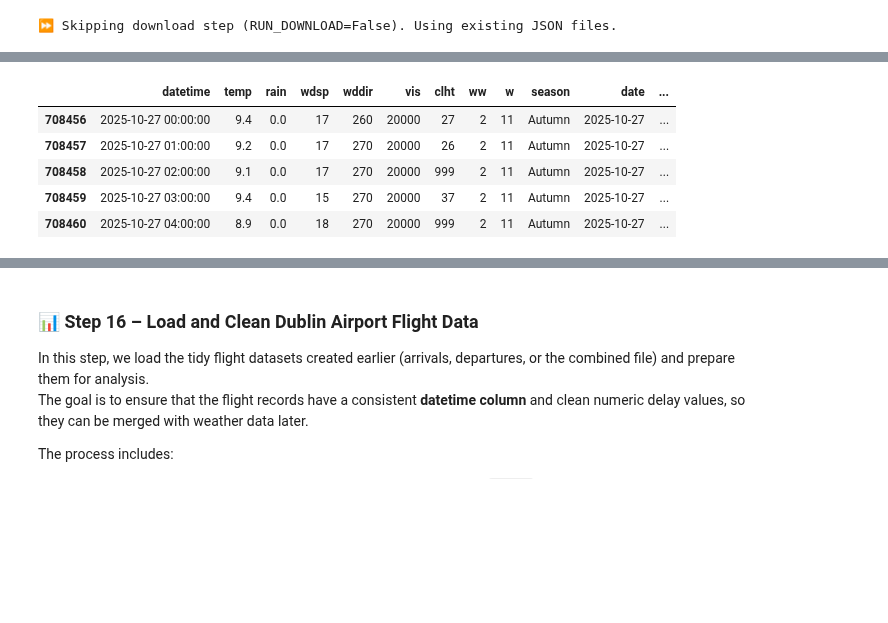
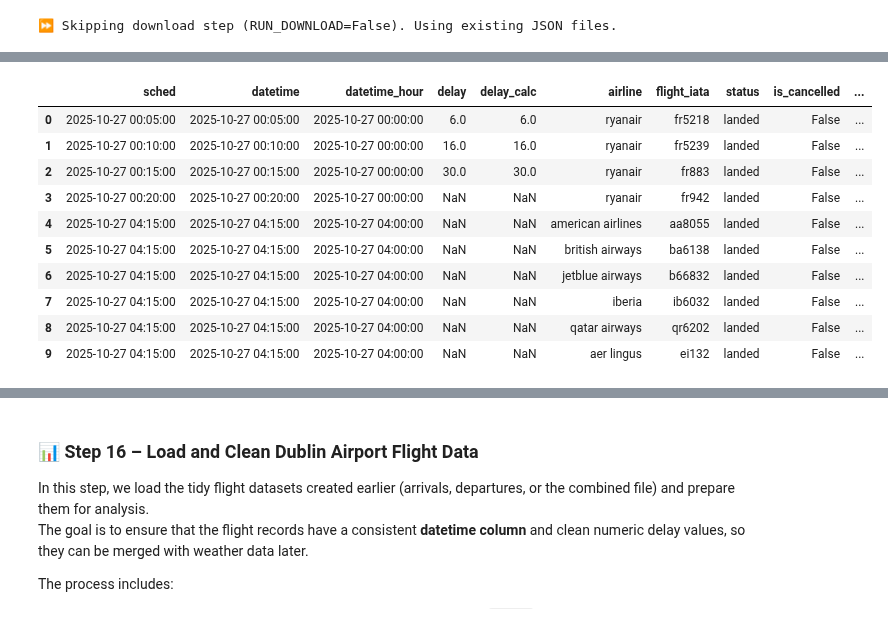
Before and after one commit to ECronin1973/programming-for-data-analytics, a Jupyter notebook: project/flight_reroute_dub.ipynb, the cells around one changed output, grey strips where cells are left out. Cells and saved outputs as stored; diff of their text form; code cells hidden in the pictures; blank space fills up the shorter version.

```diff
--- a/project/flight_reroute_dub.ipynb
+++ b/project/flight_reroute_dub.ipynb
@@ -746,15 +811,13 @@ For Dublin Airport analysis, hourly weather data provides the necessary detail t
 📖 Reference:
 - [GeeksforGeeks – Explain Data Versioning](https://www.geeksforgeeks.org/machine-learning/explain-data-versioning/)
 # %%
-# 📁 Step 5 – Save the Cleaned CSV File
+# 📁 Step 9 – Save the Cleaned CSV File
 
 # --- Ensure 'data' folder exists ---
 DATA_PATH.parent.mkdir(parents=True, exist_ok=True)
 
-# --- Save cleaned data starting from the detected header row ---
-with open(DATA_PATH, "w", encoding="utf-8") as f:
-    for line in lines[header_index:]:
-        f.write(line + "\n")
+# --- Save cleaned DataFrame directly (safer than writing raw lines) ---
+df_weather.to_csv(DATA_PATH, index=False, encoding="utf-8")
 
 # ✅ Confirm save location
 print(f"📁 Saved cleaned climate data for Dublin Airport to: {DATA_PATH.resolve()}")
@@ -1250,5 +1725,5 @@ Combined shape: (269276, 10)
 # %%
-# 📑 Step 12a – Define Essential Flight Schema (for Delay Analysis)
+# 📑 Step 18 – Define Essential Flight Schema (for Delay Analysis)
 
 essential_flight_cols = [
     "sched",         # scheduled departure/arrival time
@@ -1264,9 +1739,17 @@ essential_flight_cols = [
 ]
 
 # --- Restrict DataFrame to essential flight schema ---
-df_flights = df_flights[[c for c in essential_flight_cols if c in df_flights.columns]]
+available_cols = [c for c in essential_flight_cols if c in df_flights.columns]
+missing_cols = [c for c in essential_flight_cols if c not in df_flights.columns]
+
+df_flights = df_flights[available_cols]
 
 print("✅ Flight dataset reduced to essential schema for delay analysis")
+print(f"Included columns: {available_cols}")
+if missing_cols:
+    print(f"⚠️ Missing columns (not found in DataFrame): {missing_cols}")
+
+print("\nPreview of reduced dataset:")
 print(df_flights.head())
 # %% [output]
 ✅ Flight dataset reduced to essential schema for delay analysis
@@ -1443,42 +1958,23 @@ for focused analysis (e.g., examining delays during a specific week). Collecting
 ensures reviewers understand the full seasonal context of the chosen period, which will be critical when
 merging with flight data in Step 17.
 # %%
-# 📆 Step 15 – Define and Validate a Custom Date Range (Dublin Weather)
+# 📆 Step 22 – Filter Dublin Airport Flights to Custom Range
 
-# --- Define custom date range using helper ---
-custom_start, custom_end = get_custom_range("2025-10-27", "2025-10-31 23:59")
+# --- Ensure datetime column exists ---
+assert pd.api.types.is_datetime64_any_dtype(df_flights["datetime"]), "datetime column not parsed"
 
-# --- Fallback to default if input is invalid ---
-if custom_start is None or custom_end is None:
-    print("⚠️ Invalid custom range returned by get_custom_range(); falling back to defaults.")
-    custom_start = pd.Timestamp("2025-11-12")
-    custom_end = pd.Timestamp("2025-11-16 23:59")
+# --- Convert start/end to proper Timestamps ---
+custom_start = pd.to_datetime(start_date)
+custom_end   = pd.to_datetime(end_date)
 
-# --- Check which seasons the range overlaps ---
-matched_seasons = []
-for _, row in seasons_2025.iterrows():
-    # If either start or end falls inside a season, or the season fully covers the range
-    if (
-        (row["start"] <= custom_start <= row["end"]) or
-        (row["start"] <= custom_end <= row["end"]) or
-        (custom_start <= row["start"] and custom_end >= row["end"])
-    ):
-        matched_seasons.append(row["season"])
+# --- Apply filter using the same custom range defined earlier (Step 12) ---
+flights_range = filter_flights_by_range(df_flights, custom_start, custom_end, datetime_col="datetime")
 
-# --- Display season match result ---
-if matched_seasons:
-    print(f"📆 The custom range overlaps with: {', '.join(matched_seasons)}")
-else:
-    print("⚠️ The custom range falls outside defined seasonal bounds.")
+# ✅ Inspect result
+print(f"Flights data from {custom_start} to {custom_end}:")
+display(flights_range.head(10))
 
-# --- Prepare filtered weather data for Dublin Airport ---
-# Ensure full datetime column first
-df_weather = prepare_datetime(df_weather, date_col='date', time_col='time')
-
-# Then filter using the validated custom range
-range_df = prepare_weather_data(df_weather)
-range_df = range_df[(range_df['datetime'] >= custom_start) & (range_df['datetime'] <= custom_end)]
-
-print(f"✅ Filtered Dublin weather data contains {len(range_df)} rows from {custom_start.date()} → {custom_end.date()}")
-display(range_df.head())
+# 🔍 Validation: show how many rows were captured and range covered
+print(f"Rows in 5-day flight slice: {len(flights_range)}")
+print("Slice covers:", flights_range['datetime'].min(), "→", flights_range['datetime'].max())
 # %% [output]
@@ -1487,6 +1982,11 @@ display(range_df.head())
-|  | datetime | temp | rain | wdsp | wddir | vis | clht | ww | w | season | date | ... |
-| 708456 | 2025-10-27 00:00:00 | 9.4 | 0.0 | 17 | 260 | 20000 | 27 | 2 | 11 | Autumn | 2025-10-27 | ... |
-| 708457 | 2025-10-27 01:00:00 | 9.2 | 0.0 | 17 | 270 | 20000 | 26 | 2 | 11 | Autumn | 2025-10-27 | ... |
-| 708458 | 2025-10-27 02:00:00 | 9.1 | 0.0 | 17 | 270 | 20000 | 999 | 2 | 11 | Autumn | 2025-10-27 | ... |
-| 708459 | 2025-10-27 03:00:00 | 9.4 | 0.0 | 15 | 270 | 20000 | 37 | 2 | 11 | Autumn | 2025-10-27 | ... |
-| 708460 | 2025-10-27 04:00:00 | 8.9 | 0.0 | 18 | 270 | 20000 | 999 | 2 | 11 | Autumn | 2025-10-27 | ... |
+|  | sched | datetime | datetime_hour | delay | delay_calc | airline | flight_iata | status | is_cancelled | ... |
+| 0 | 2025-10-27 00:05:00 | 2025-10-27 00:05:00 | 2025-10-27 00:00:00 | 6.0 | 6.0 | ryanair | fr5218 | landed | False | ... |
+| 1 | 2025-10-27 00:10:00 | 2025-10-27 00:10:00 | 2025-10-27 00:00:00 | 16.0 | 16.0 | ryanair | fr5239 | landed | False | ... |
+| 2 | 2025-10-27 00:15:00 | 2025-10-27 00:15:00 | 2025-10-27 00:00:00 | 30.0 | 30.0 | ryanair | fr883 | landed | False | ... |
+| 3 | 2025-10-27 00:20:00 | 2025-10-27 00:20:00 | 2025-10-27 00:00:00 | NaN | NaN | ryanair | fr942 | landed | False | ... |
+| 4 | 2025-10-27 04:15:00 | 2025-10-27 04:15:00 | 2025-10-27 04:00:00 | NaN | NaN | american airlines | aa8055 | landed | False | ... |
+| 5 | 2025-10-27 04:15:00 | 2025-10-27 04:15:00 | 2025-10-27 04:00:00 | NaN | NaN | british airways | ba6138 | landed | False | ... |
+| 6 | 2025-10-27 04:15:00 | 2025-10-27 04:15:00 | 2025-10-27 04:00:00 | NaN | NaN | jetblue airways | b66832 | landed | False | ... |
+| 7 | 2025-10-27 04:15:00 | 2025-10-27 04:15:00 | 2025-10-27 04:00:00 | NaN | NaN | iberia | ib6032 | landed | False | ... |
+| 8 | 2025-10-27 04:15:00 | 2025-10-27 04:15:00 | 2025-10-27 04:00:00 | NaN | NaN | qatar airways | qr6202 | landed | False | ... |
+| 9 | 2025-10-27 04:15:00 | 2025-10-27 04:15:00 | 2025-10-27 04:00:00 | NaN | NaN | aer lingus | ei132 | landed | False | ... |
```
Also changed, not shown: parts of 75 cells of this notebook, 27 other files.
